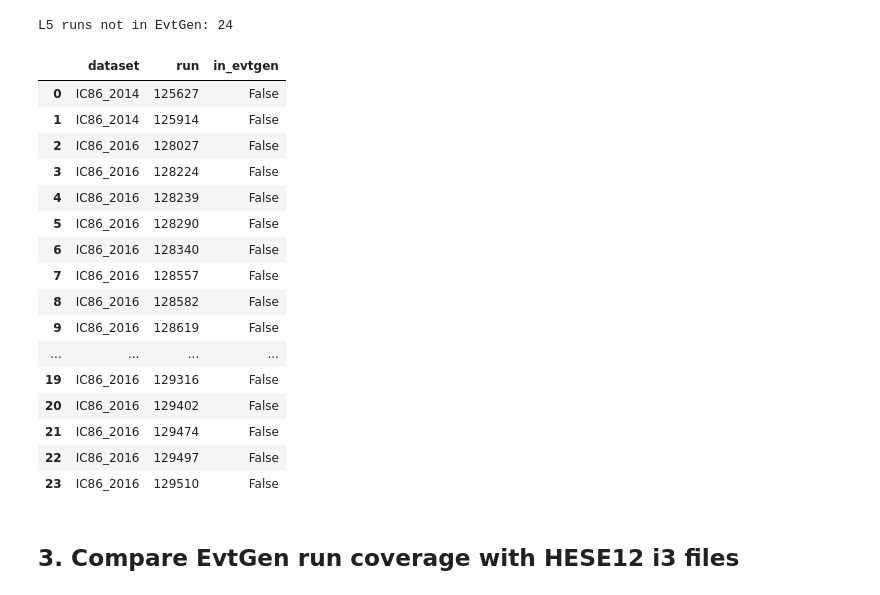
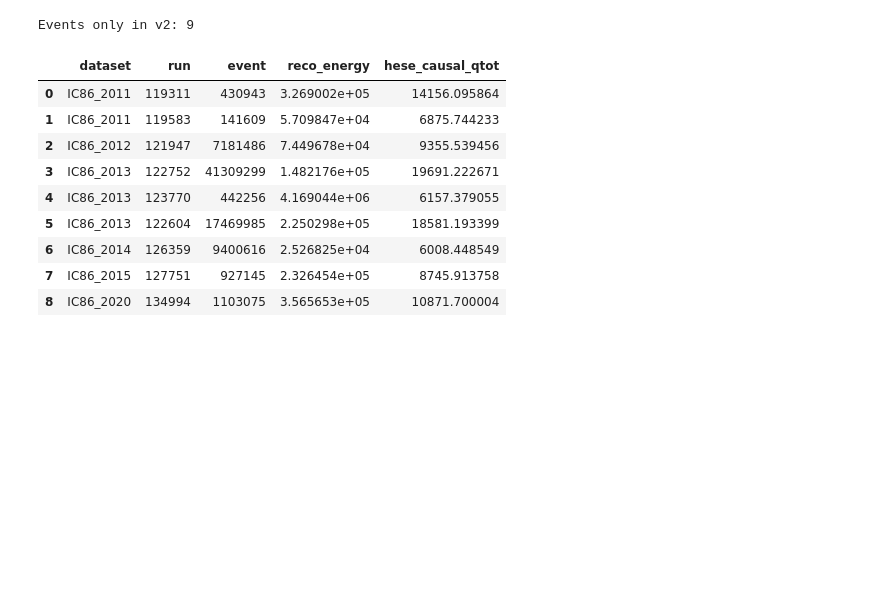
Before and after one commit to icecube/reco_processing, a Jupyter notebook: NNMFit/notebooks/unblind/step1_hese_flux/compare_hese_events.ipynb, the cells around one changed output. Drawn from its saved outputs; the diff is of its cells as text; code cells hidden in the pictures; blank space fills up the shorter version.

```diff
--- a/NNMFit/notebooks/unblind/step1_hese_flux/compare_hese_events.ipynb
+++ b/NNMFit/notebooks/unblind/step1_hese_flux/compare_hese_events.ipynb
@@ -95,18 +97,10 @@ Total events: 171
 # %%
-L5_BASE = "/data/user/eyildizci/hese_tracks_processing/L5"
-L5_YEARS = [str(y) for y in range(2011, 2023)]
+set_v1 = set(zip(df_v1["dataset"], df_v1["run"], df_v1["event"]))
+set_v2 = set(zip(df_v2["dataset"], df_v2["run"], df_v2["event"]))
 
-l5_records = []
-for year in L5_YEARS:
-    folder = Path(L5_BASE) / f"new_IC86_{year}"
-    for fname in sorted(folder.iterdir()):
-        m = re.search(r"Run(\d+)", fname.name)
-        if m:
-            l5_records.append({"dataset": f"IC86_{year}", "run": int(m.group(1))})
-
-df_l5 = pd.DataFrame(l5_records)
-print(f"L5 files (runs): {len(df_l5)}")
-df_l5.groupby("dataset").size().rename("n_runs")
-
-df_l5[df_l5["dataset"] == "IC86_2014"]
+print(f"Events in v1:          {len(set_v1)}")
+print(f"Events in v2:          {len(set_v2)}")
+print(f"Events in both:        {len(set_v1 & set_v2)}")
+print(f"Only in v1 (not v2):   {len(set_v1 - set_v2)}")
+print(f"Only in v2 (not v1):   {len(set_v2 - set_v1)}")
 # %% [output]
@@ -177,28 +154,23 @@ EvtGen events whose run is not in L5: 15
 # %%
-# L5 runs not represented in EvtGen
-df_l5["in_evtgen"] = [(ds, r) in evtgen_runs for ds, r in zip(df_l5["dataset"], df_l5["run"])]
+# Events only in v2 — with HESE_CausalQTot
+df_v2["in_v1"] = [k in set_v1 for k in zip(df_v2["dataset"], df_v2["run"], df_v2["event"])]
 
-df_l5_missing = df_l5[~df_l5["in_evtgen"]].reset_index(drop=True)
-print(f"L5 runs not in EvtGen: {len(df_l5_missing)}")
-df_l5_missing
+cols = ["dataset", "run", "event", "reco_energy"]
+if "hese_causal_qtot" in df_v2.columns:
+    cols.append("hese_causal_qtot")
+
+only_v2 = df_v2[~df_v2["in_v1"]][cols].reset_index(drop=True)
+print(f"Events only in v2: {len(only_v2)}")
+display(only_v2)
 # %% [output]
-L5 runs not in EvtGen: 24
+Events only in v2: 9
-|  | dataset | run | in_evtgen |
-| 0 | IC86_2014 | 125627 | False |
-| 1 | IC86_2014 | 125914 | False |
-| 2 | IC86_2016 | 128027 | False |
-| 3 | IC86_2016 | 128224 | False |
-| 4 | IC86_2016 | 128239 | False |
-| 5 | IC86_2016 | 128290 | False |
-| 6 | IC86_2016 | 128340 | False |
-| 7 | IC86_2016 | 128557 | False |
-| 8 | IC86_2016 | 128582 | False |
-| 9 | IC86_2016 | 128619 | False |
-| ... | ... | ... | ... |
-| 19 | IC86_2016 | 129316 | False |
-| 20 | IC86_2016 | 129402 | False |
-| 21 | IC86_2016 | 129474 | False |
-| 22 | IC86_2016 | 129497 | False |
-| 23 | IC86_2016 | 129510 | False |
+|  | dataset | run | event | reco_energy | hese_causal_qtot |
+| 0 | IC86_2011 | 119311 | 430943 | 3.269002e+05 | 14156.095864 |
+| 1 | IC86_2011 | 119583 | 141609 | 5.709847e+04 | 6875.744233 |
+| 2 | IC86_2012 | 121947 | 7181486 | 7.449678e+04 | 9355.539456 |
+| 3 | IC86_2013 | 122752 | 41309299 | 1.482176e+05 | 19691.222671 |
+| 4 | IC86_2013 | 123770 | 442256 | 4.169044e+06 | 6157.379055 |
+| 5 | IC86_2013 | 122604 | 17469985 | 2.250298e+05 | 18581.193399 |
+| 6 | IC86_2014 | 126359 | 9400616 | 2.526825e+04 | 6008.448549 |
+| 7 | IC86_2015 | 127751 | 927145 | 2.326454e+05 | 8745.913758 |
+| 8 | IC86_2020 | 134994 | 1103075 | 3.565653e+05 | 10871.700004 |
-# %% [markdown]
-## 3. Compare EvtGen run coverage with HESE12 i3 files
```
Also changed, not shown: parts of 31 cells of this notebook, 22 other files.
